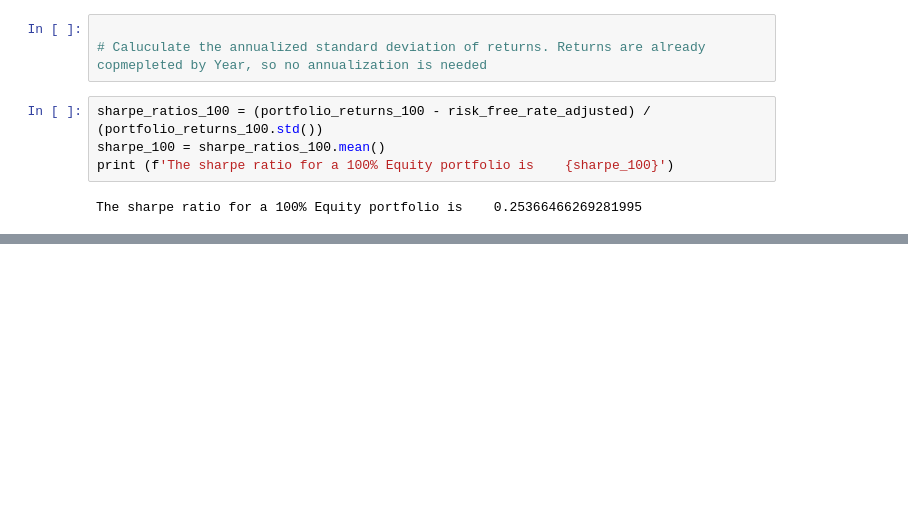
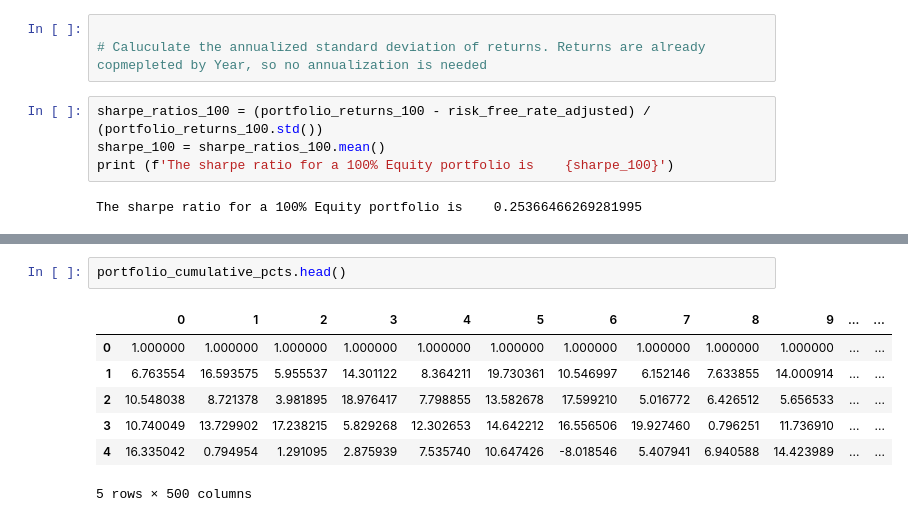
Before and after one commit to HendersonRichardK/project_1, a Jupyter notebook: Portfolio_Analysis.ipynb, the cells around one changed output, grey strips where cells are left out. Cells and saved outputs as stored; diff of their text form; blank space fills up the shorter version.

```diff
--- a/Portfolio_Analysis.ipynb
+++ b/Portfolio_Analysis.ipynb
@@ -345,0 +389,10 @@ The sharpe ratio for a 100% Equity portfolio is    0.19013980679138467
+# %%
+portfolio_cumulative_pcts.head()
+# %% [output]
+|  | 0 | 1 | 2 | 3 | 4 | 5 | 6 | 7 | 8 | 9 | ... | ... |
+| 0 | 1.000000 | 1.000000 | 1.000000 | 1.000000 | 1.000000 | 1.000000 | 1.000000 | 1.000000 | 1.000000 | 1.000000 | ... | ... |
+| 1 | 6.763554 | 16.593575 | 5.955537 | 14.301122 | 8.364211 | 19.730361 | 10.546997 | 6.152146 | 7.633855 | 14.000914 | ... | ... |
+| 2 | 10.548038 | 8.721378 | 3.981895 | 18.976417 | 7.798855 | 13.582678 | 17.599210 | 5.016772 | 6.426512 | 5.656533 | ... | ... |
+| 3 | 10.740049 | 13.729902 | 17.238215 | 5.829268 | 12.302653 | 14.642212 | 16.556506 | 19.927460 | 0.796251 | 11.736910 | ... | ... |
+| 4 | 16.335042 | 0.794954 | 1.291095 | 2.875939 | 7.535740 | 10.647426 | -8.018546 | 5.407941 | 6.940588 | 14.423989 | ... | ... |
+5 rows × 500 columns
```
Also changed, not shown: parts of 18 cells of this notebook, 1 other file.
